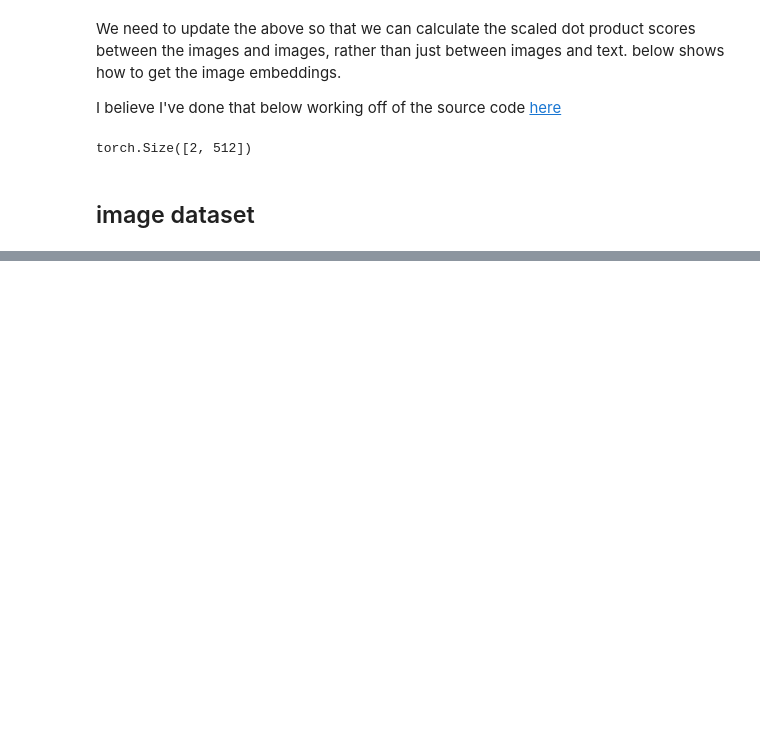
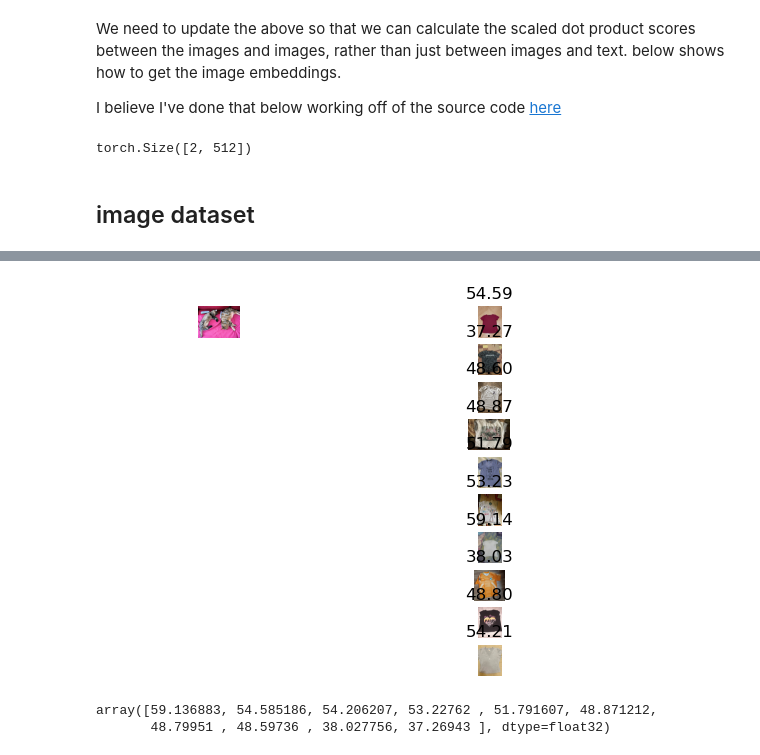
Before and after one commit to jonberliner/moodboard, a Jupyter notebook: moodboard rec with CLIP over clothing toy dataset.ipynb, the cells around one changed output, grey strips where cells are left out. Drawn from its saved outputs; the diff is of its cells as text; code cells hidden in the pictures; blank space fills up the shorter version.

Commit message:
recs in sorted order shown, though not pretty

```diff
--- a/moodboard rec with CLIP over clothing toy dataset.ipynb
+++ b/moodboard rec with CLIP over clothing toy dataset.ipynb
@@ -150,0 +151,34 @@ batch = next(iter(data_loader))
+# %%
+recommendation_candidate_image_embeds = model(**inputs3).image_embeds
+
+# hopefully, the closer these are, the higher the recommendation quality
+recommender_scores = torch.matmul(
+    recommendation_candidate_image_embeds,
+    moodboard_image_embeds.t()
+) * logit_scale
+
+# TODO: sort by recommender score and plot
+
+recommender_scores
+
+import numpy as np
+
+recs = recommender_scores[:, 0].squeeze().detach().numpy()
+
+order = np.argsort(recs)[::-1]
+
+fig, axes = plt.subplots(10, 2)
+
+for ax in axes.ravel():
+    ax.axis("off")
+
+axes[0][0].imshow(moodboard_images[0])
+
+for i in order:
+    ax = axes[i][1]
+    ax.imshow(images[i])
+    title = f"{recommender_scores[i][0].item():0.2f}"
+    ax.set_title(title)
+plt.show()
+# %% [output]
+[figure, added]
@@ -150,0 +191,5 @@ batch = next(iter(data_loader))
+# %%
+recs[order[::-1]]
+# %% [output]
+array([59.136883, 54.585186, 54.206207, 53.22762 , 51.791607, 48.871212,
+       48.79951 , 48.59736 , 38.027756, 37.26943 ], dtype=float32)
```
Also changed, not shown: parts of 9 cells of this notebook, 2 other files.
